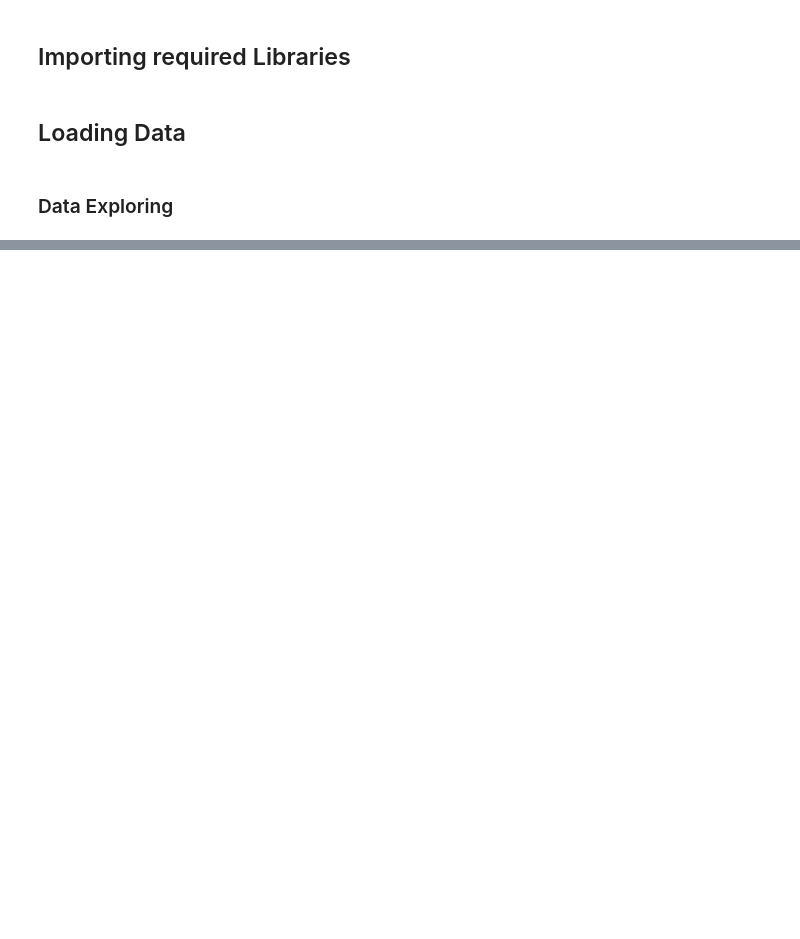
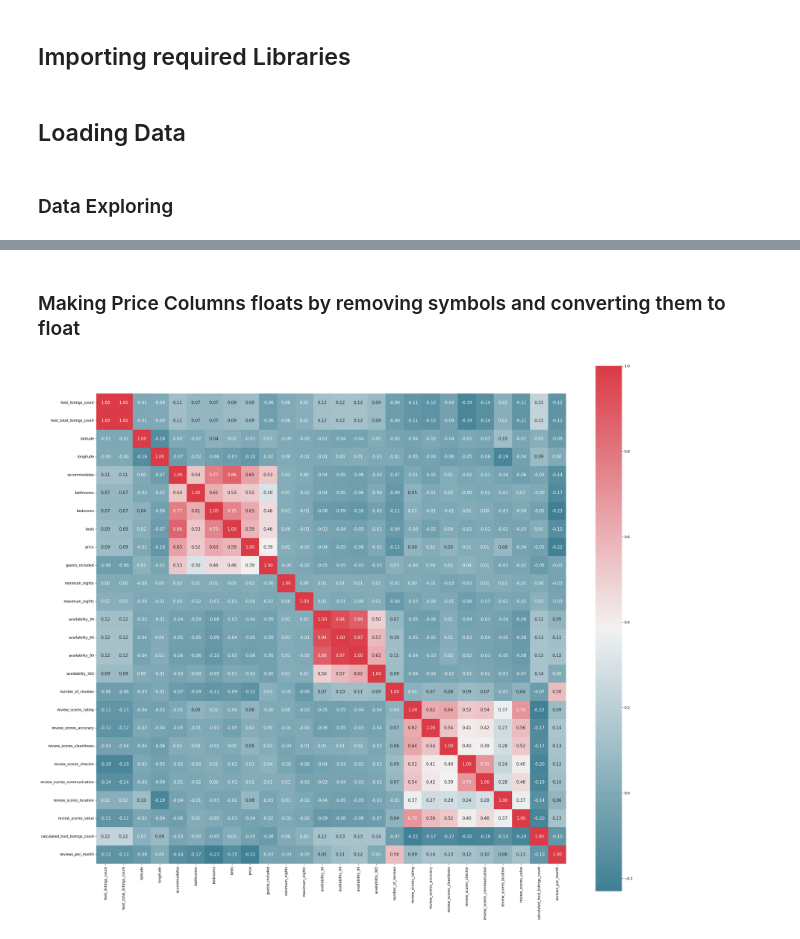
Before and after one commit to NAlnassar/Airbnb_data_exploration, a Jupyter notebook: AirbnbAnalysis.ipynb, the cells around one changed output, grey strips where cells are left out. Saved outputs shown, nothing was run; the diff lists cells and outputs as text; code cells hidden in the pictures; blank space fills up the shorter version.

Commit message:
Finishing touches
Have modeled the data on both seattle and boston

```diff
--- a/AirbnbAnalysis.ipynb
+++ b/AirbnbAnalysis.ipynb
@@ -7,8 +12,12 @@ import sklearn
 # %% [markdown]
 ## Loading Data
 # %%
-listings_data = pd.read_csv('./seattleairbnb/listings.csv')
-calender_data = pd.read_csv('./seattleairbnb/calendar.csv')
-reviews_data = pd.read_csv('./seattleairbnb/reviews.csv')
+listings_data_seattle = pd.read_csv('./seattleairbnb/listings.csv')
+calender_data_seattle = pd.read_csv('./seattleairbnb/calendar.csv')
+reviews_data_seattle = pd.read_csv('./seattleairbnb/reviews.csv')
+
+listings_data_boston = pd.read_csv('./bostonairbnb/listings.csv')
+calender_data_boston = pd.read_csv('./bostonairbnb/calendar.csv')
+reviews_data_boston = pd.read_csv('./bostonairbnb/reviews.csv')
 # %% [markdown]
 ### Data Exploring
@@ -42,0 +182,6 @@ reviews_data.head()
+# %%
+# Remove columns with more than 46% null values
+listings_data_seattle, columns_removed_seattle = remove_columns_with_high_null(listings_data_seattle, threshold=0.46)
+listings_data_boston, columns_removed_boston = remove_columns_with_high_null(listings_data_boston, threshold=0.46)
+print(f"Columns removed from Seattle listings data: {columns_removed_seattle}"
+      f"\nColumns removed from Boston listings data: {columns_removed_boston}")
@@ -42,0 +196,7 @@ reviews_data.head()
+# %% [markdown]
+### Making Price Columns floats by removing symbols and converting them to float
+# %%
+listings_data_seattle[['price']] = listings_data_seattle[['price']].replace('[\$,]', '', regex=True).astype(float)
+plot_correlation_map(listings_data_seattle[listings_data_seattle.select_dtypes(include=['float64', 'int64', 'bool']).columns].drop(['id', 'scrape_id', 'host_id'], axis=1))
+# %% [output]
+[figure, added]
```
Also changed, not shown: parts of 37 cells of this notebook, 4 other files.
